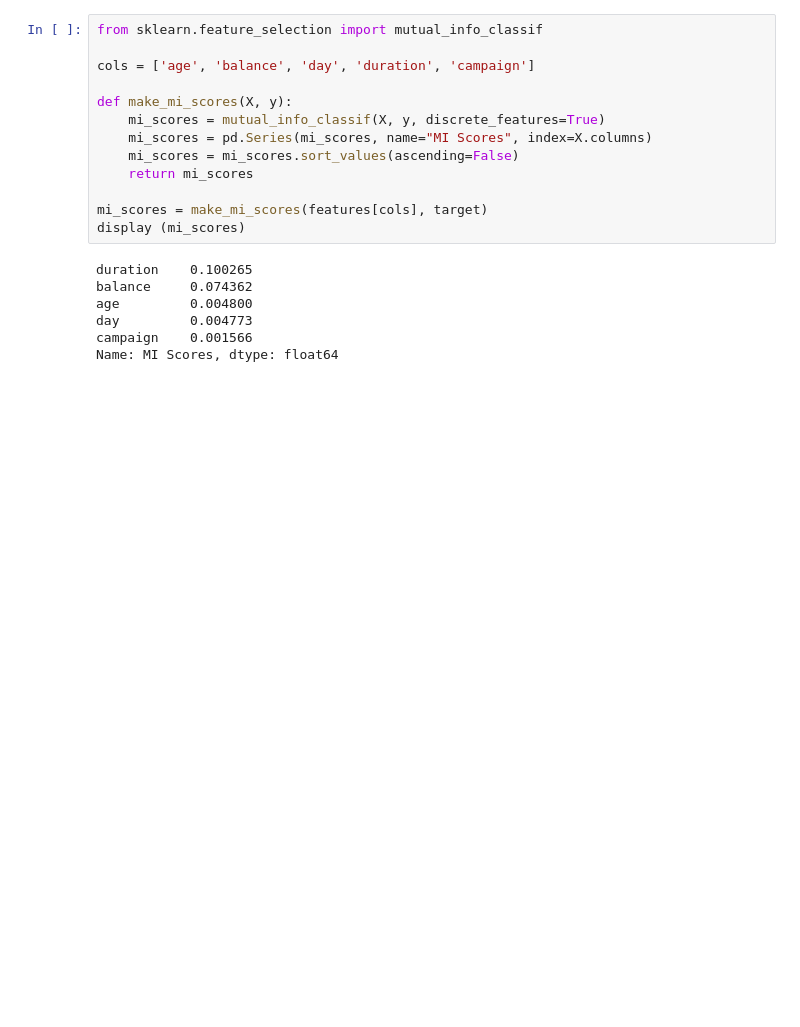
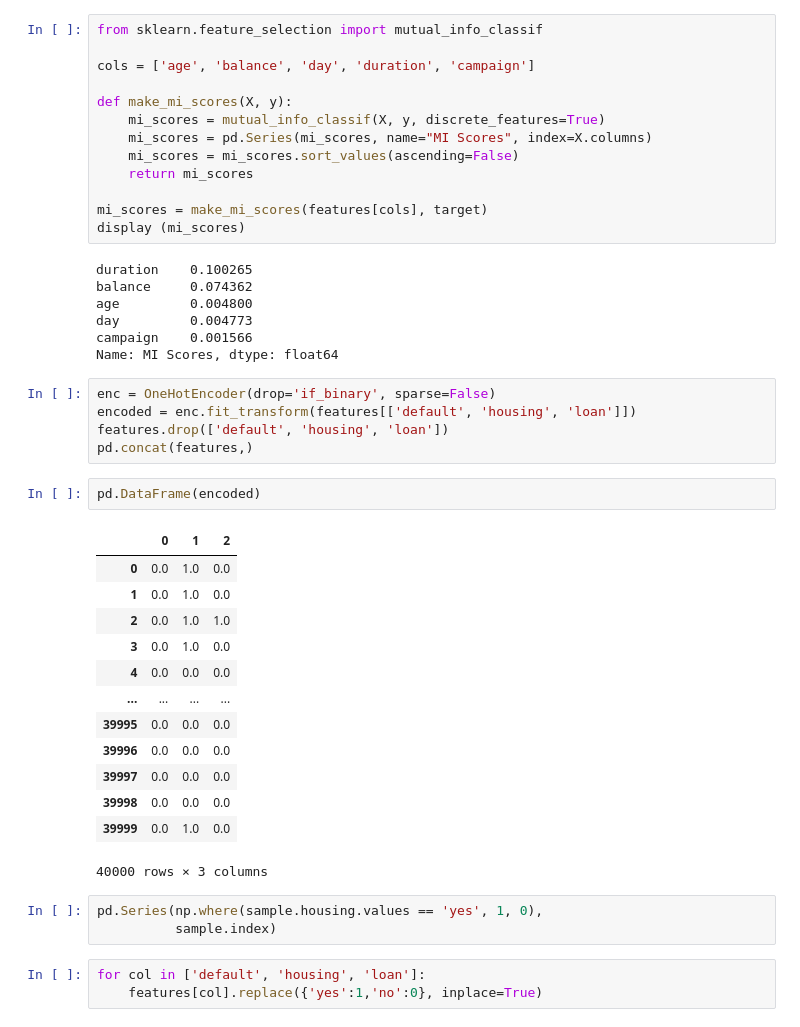
Before and after one commit to jamelvin/iYTbD8y5AzCg5XLv, a Jupyter notebook: Work.ipynb, the cells around one changed output. Cells and saved outputs as stored; diff of their text form; blank space fills up the shorter version.

```diff
--- a/Work.ipynb
+++ b/Work.ipynb
@@ -278,3 +285,30 @@ age         0.004800
 day         0.004773
 campaign    0.001566
 Name: MI Scores, dtype: float64
+# %%
+enc = OneHotEncoder(drop='if_binary', sparse=False)
+encoded = enc.fit_transform(features[['default', 'housing', 'loan']])
+features.drop(['default', 'housing', 'loan'])
+pd.concat(features,)
+# %%
+pd.DataFrame(encoded)
+# %% [output]
+|  | 0 | 1 | 2 |
+| 0 | 0.0 | 1.0 | 0.0 |
+| 1 | 0.0 | 1.0 | 0.0 |
+| 2 | 0.0 | 1.0 | 1.0 |
+| 3 | 0.0 | 1.0 | 0.0 |
+| 4 | 0.0 | 0.0 | 0.0 |
+| ... | ... | ... | ... |
+| 39995 | 0.0 | 0.0 | 0.0 |
+| 39996 | 0.0 | 0.0 | 0.0 |
+| 39997 | 0.0 | 0.0 | 0.0 |
+| 39998 | 0.0 | 0.0 | 0.0 |
+| 39999 | 0.0 | 1.0 | 0.0 |
+40000 rows × 3 columns
+# %%
+pd.Series(np.where(sample.housing.values == 'yes', 1, 0),
+          sample.index)
+# %%
+for col in ['default', 'housing', 'loan']:
+    features[col].replace({'yes':1,'no':0}, inplace=True)
```
Also changed, not shown: parts of 4 cells of this notebook, 2 other files.
